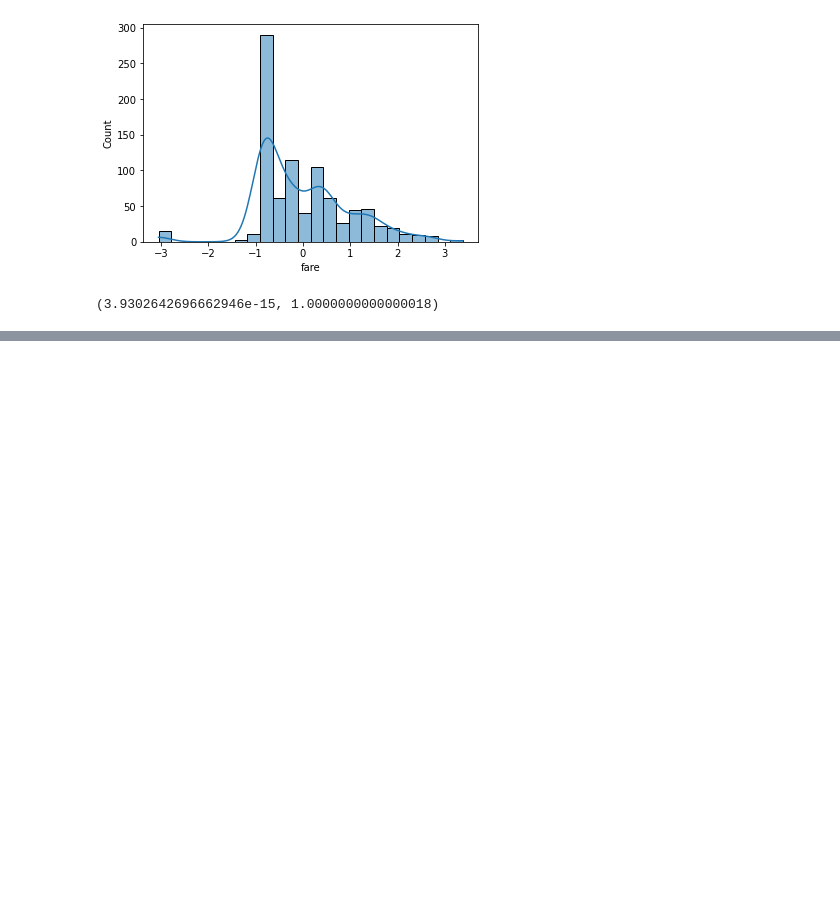
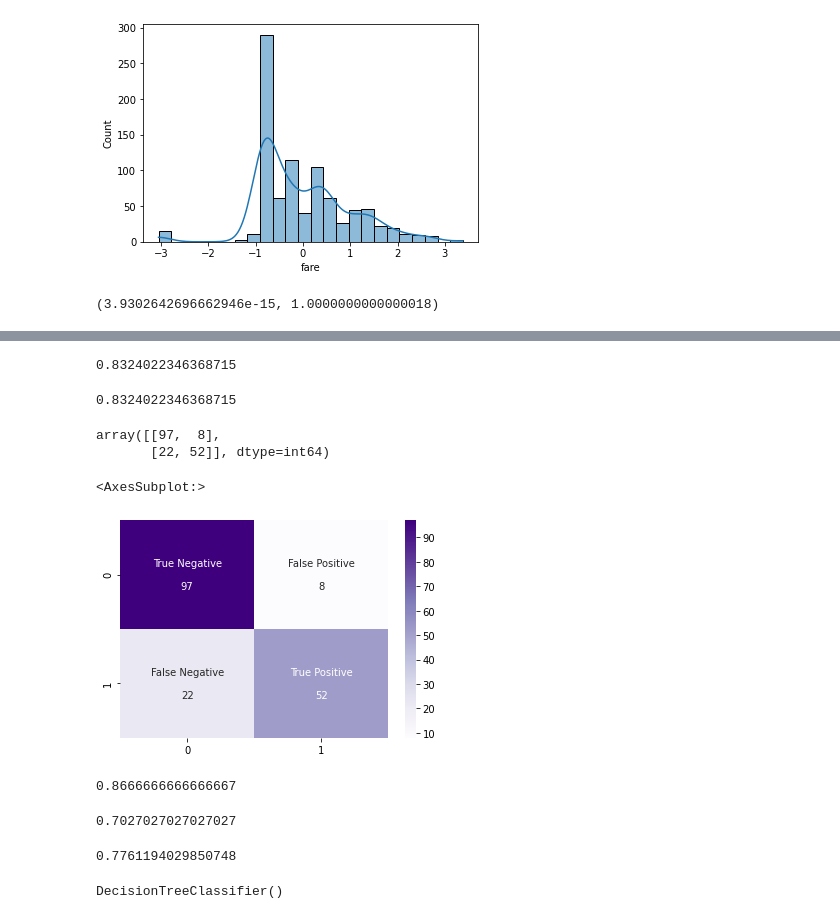
Before and after one commit to honghanhh/mci_python_36a1_l2, a Jupyter notebook: Lectures/lecture_03/duclv_Lecture_03_inclass.ipynb, the cells around one changed output, grey strips where cells are left out. Saved outputs shown, nothing was run; the diff lists cells and outputs as text; code cells hidden in the pictures; blank space fills up the shorter version.

```diff
--- a/Lectures/lecture_03/duclv_Lecture_03_inclass.ipynb
+++ b/Lectures/lecture_03/duclv_Lecture_03_inclass.ipynb
@@ -718,0 +893,12 @@ new_ser.mean(), new_ser.std()
+# %%
+training_data = titanic_new.drop(columns=[
+    'sex',
+    'fare',
+    'embarked',
+    'class',
+    'who',
+    'deck',
+    'embark_town',
+    'alive',
+    'age_group'
+])
@@ -718,0 +942,6 @@ new_ser.mean(), new_ser.std()
+# %%
+X_data, Y_data = training_data.drop(columns=['survived']), training_data['survived']
+X_train, X_test, y_train, y_test = train_test_split(X_data, Y_data, random_state = 420, test_size=0.2)
+display(
+    X_train, X_test, y_train, y_test
+)
@@ -718,0 +1003,5 @@ new_ser.mean(), new_ser.std()
+# %%
+clr = LogisticRegression(
+    max_iter = 1000
+)
+clr.fit(X_train, y_train)
@@ -718,0 +1022,3 @@ new_ser.mean(), new_ser.std()
+# %%
+y_pred = clr.predict(X_test)
+y_pred
@@ -718,0 +1035,4 @@ new_ser.mean(), new_ser.std()
+# %%
+(y_pred == y_test).sum()/len(y_test)
+# %% [output]
+0.8324022346368715
@@ -718,0 +1042,32 @@ new_ser.mean(), new_ser.std()
+# %%
+metrics.accuracy_score(y_test, y_pred)
+# %% [output]
+0.8324022346368715
+# %%
+# Ma tran nham lan
+metrics.confusion_matrix(y_test, y_pred)
+# %% [output]
+array([[97,  8],
+       [22, 52]], dtype=int64)
+# %%
+cf_matrix = metrics.confusion_matrix(y_test, y_pred)
+names = ['True Negative', 'False Positive', 'False Negative', 'True Positive']
+labels = np.asarray([f'{i}\n\n{j}' for i, j in zip(names, cf_matrix.flatten())])
+sns.heatmap(cf_matrix, annot=labels.reshape(2, 2), cmap='Purples', fmt='')
+# %% [output]
+<AxesSubplot:>
+[figure, added]
+# %%
+# Ty le Precision: trong tat ca du doan la 1 thi dung la bao nhieu
+metrics.precision_score(y_test, y_pred)
+# %% [output]
+0.8666666666666667
+# %%
+# Ty le Recall: Tron tat ca cua thuc te la 1 -> doan ra duoc bao nhieu
+metrics.recall_score(y_test, y_pred)
+# %% [output]
+0.7027027027027027
+# %%
+metrics.f1_score(y_test, y_pred)
+# %% [output]
+0.7761194029850748
@@ -718,0 +1077,5 @@ new_ser.mean(), new_ser.std()
+# %%
+tree = DecisionTreeClassifier()
+tree.fit(X_train, y_train)
+# %% [output]
+DecisionTreeClassifier()
```
Also changed, not shown: parts of 33 cells of this notebook.
